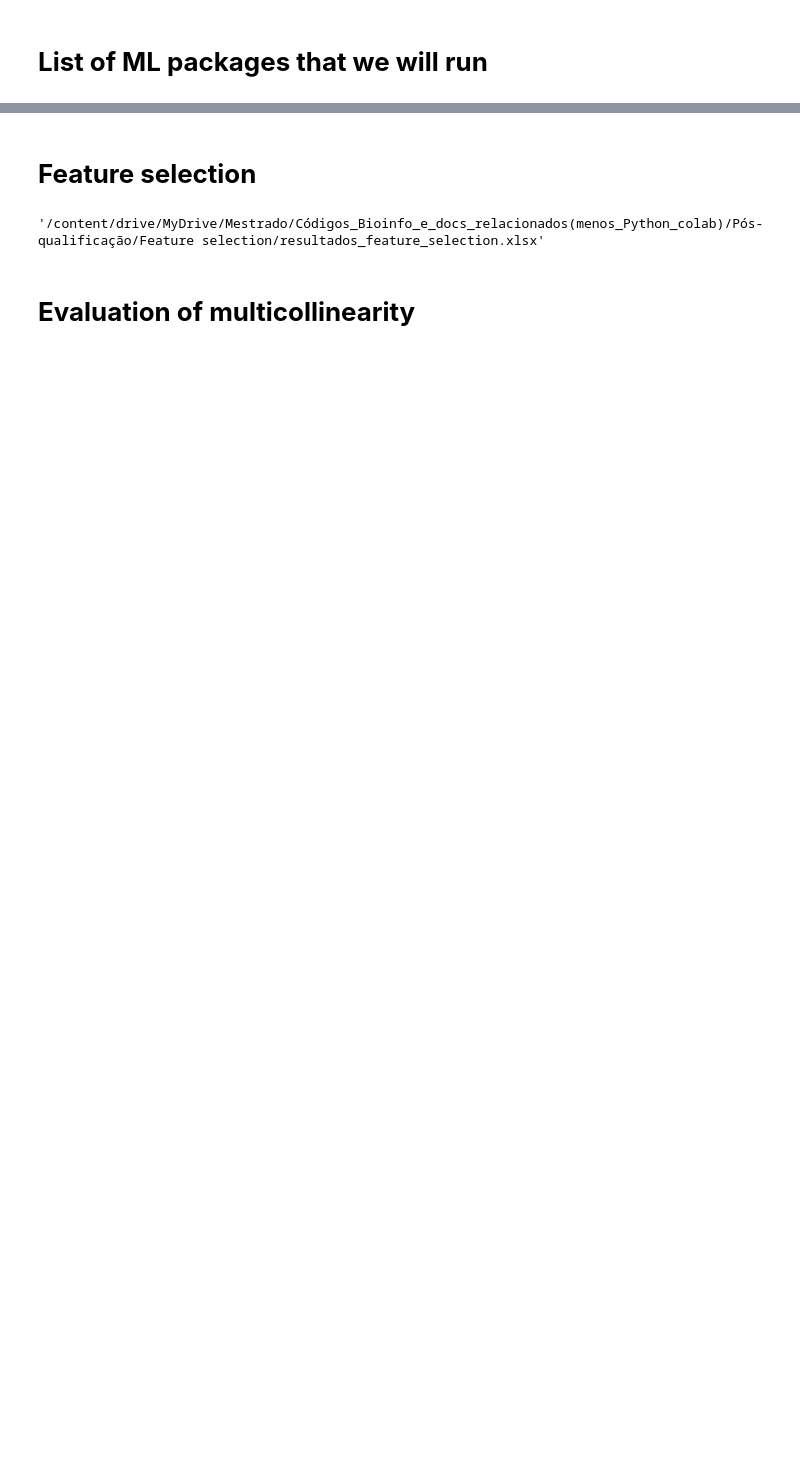
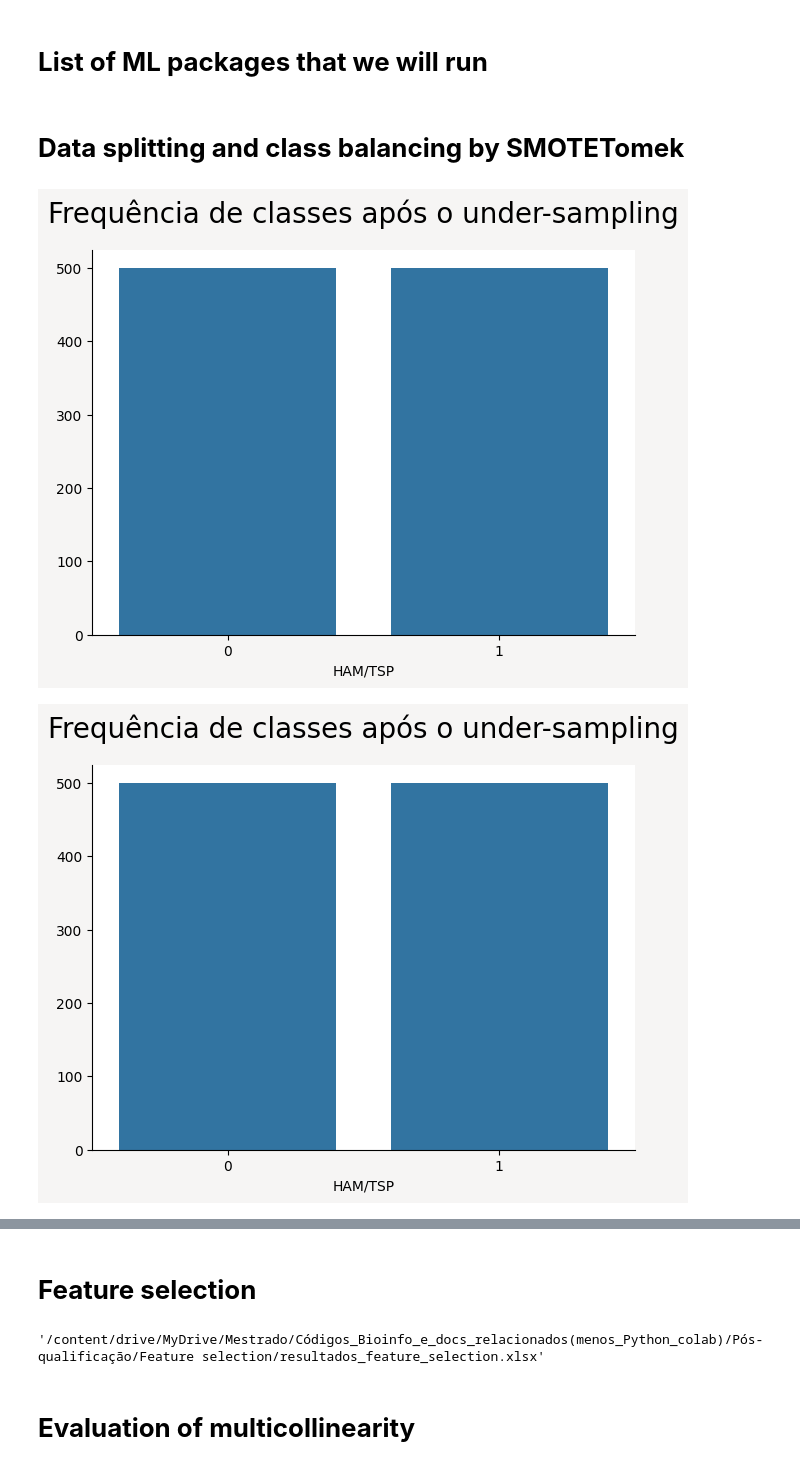
Before and after one commit to MatheusABomfim/Mest_MBL2_ML_HTLV, a Jupyter notebook: MEST_HTLV+MBL2+CLINICAL_PreProcessing_and_defaultML_Avaliation.ipynb, the cells around one changed output, grey strips where cells are left out. Drawn from its saved outputs; the diff is of its cells as text; code cells hidden in the pictures; blank space fills up the shorter version.

```diff
--- a/MEST_HTLV+MBL2+CLINICAL_PreProcessing_and_defaultML_Avaliation.ipynb
+++ b/MEST_HTLV+MBL2+CLINICAL_PreProcessing_and_defaultML_Avaliation.ipynb
@@ -288,9 +563,12 @@ from sklearn.feature_selection import SelectKBest, f_classif
 # %% [markdown]
 # **List of ML packages that we will run**
 # %%
+y = df['HAM/TSP']
+X = df.drop('HAM/TSP', axis=1)
+
 # List of ML packages that we will run
 classifiers = [
-    LogisticRegression(solver="liblinear", random_state=42),
+    LogisticRegression(solver="lbfgs", max_iter=1000, random_state=42),
     KNeighborsClassifier(2),
     DecisionTreeClassifier(random_state=42),
     RandomForestClassifier(random_state=42),
@@ -298,8 +576,8 @@ classifiers = [
     GradientBoostingClassifier(random_state=42),
     GaussianNB(),
     LinearDiscriminantAnalysis(),
-    SVC(kernel='rbf', random_state=42),  # SVM com kernel RBF
-    MLPClassifier(random_state=42),      # Neural Network
+    SVC(kernel='linear', random_state=42, probability=True),
+    MLPClassifier(random_state=42),
 ]
 
 # Name of ML algorithms that we will use
@@ -315,3 +593,58 @@ names = [
     'SVM (RBF Kernel)',
     'Neural Network',
 ]
+# %% [markdown]
+# **Data splitting and class balancing by SMOTETomek**
+# %%
+# Number of folds
+k_folds = 5
+
+for item, nome in zip(classifiers, names):
+    # Lists for storing resampled training data
+    X_train_resampled_list = []
+    y_train_resampled_list = []
+
+    # SMOTETomek instance
+    sme = SMOTETomek(random_state=42)
+    skf = StratifiedKFold(n_splits=k_folds)
+
+    # Apply SMOTETomek to the original data
+    X_train_resampled, y_train_resampled = sme.fit_resample(X, y)
+
+    # Apply Stratified K-Fold to resampled data
+    for train_index, test_index in skf.split(X_train_resampled, y_train_resampled):
+        X_train_skf, X_test_skf = X_train_resampled.iloc[train_index], X_train_resampled.iloc[test_index]
+        y_train_skf, y_test_skf = y_train_resampled.iloc[train_index], y_train_resampled.iloc[test_index]
+
+         # Apply Stratified K-Fold to resampled data
+        X_train_resampled_list.append(X_train_skf)
+        y_train_resampled_list.append(y_train_skf)
+
+    # Check if any data has been stored
+    if len(X_train_resampled_list) == 0:
+        print("Nenhum dado armazenado em X_train_resampled_list. Verifique o seu processo de amostragem.")
+
+    # Concatenate all resampled training data, if available
+    if len(X_train_resampled_list) > 0:
+        X_train_resampled_all = pd.concat(X_train_resampled_list)
+        y_train_resampled_all = pd.concat(y_train_resampled_list)
+
+        # Define X_test and y_test using train_test_split
+        X_train, X_test, y_train, y_test = train_test_split(X, y, test_size=0.25, random_state=42)
+
+        # Train the classifier on the resampled training data
+        item.fit(X_train_resampled_all, y_train_resampled_all)
+
+        # Make predictions on the test set
+        y_pred = item.predict(X_test)
+
+        # Plot the count graph
+        plt.figure(figsize=(7, 5), facecolor='#F6F5F4')
+        ax = sns.countplot(x=y_train_resampled_all)
+        ax.set_title('Frequência de classes após o under-sampling', fontsize=20, y=1.05)
+        ax.set_ylabel('')
+        sns.despine(right=True)
+        plt.show()
+# %% [output]
+[figure, added]
+[figure, added]
```
Also changed, not shown: parts of 60 cells of this notebook.
